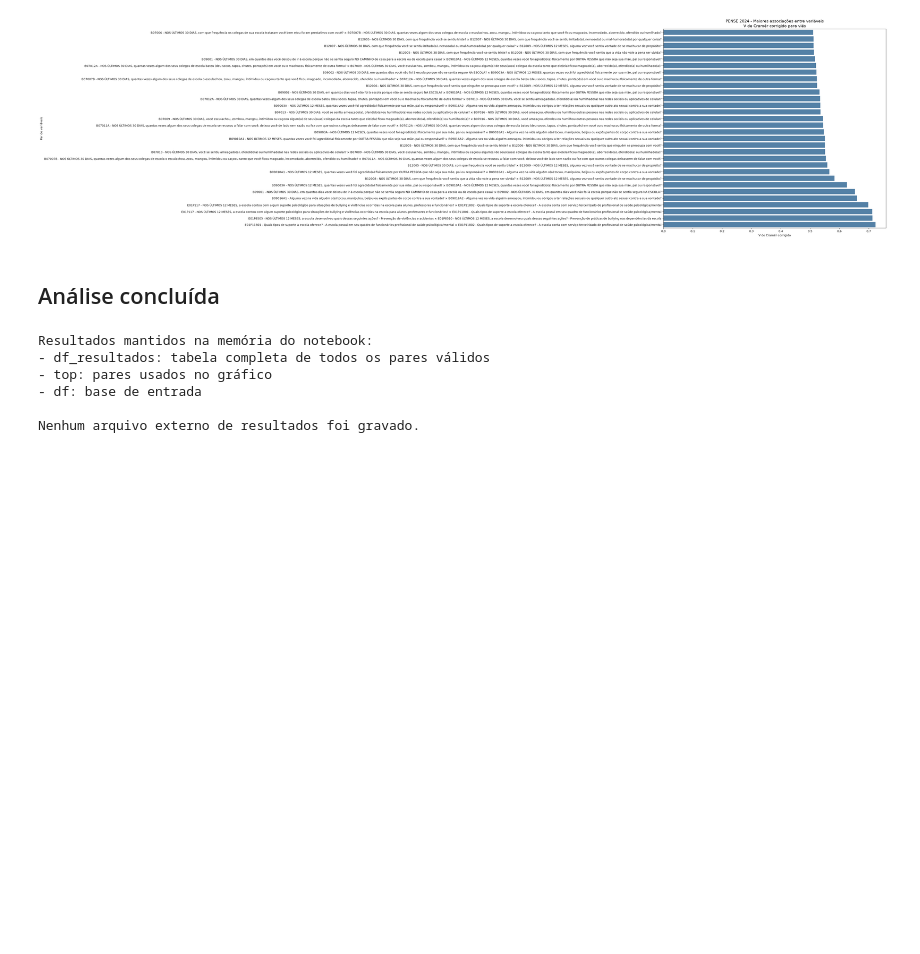
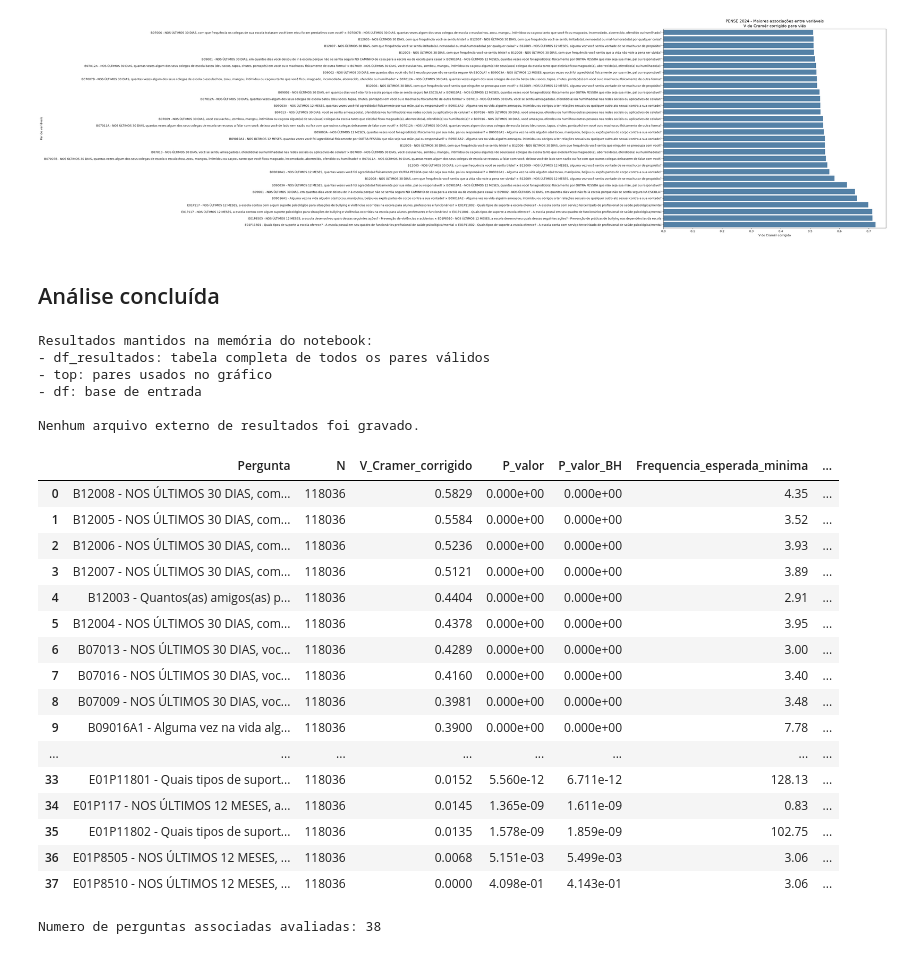
Before and after one commit to jacomassi04/Suicidio_adolescentes_Brasil, a Jupyter notebook: 03_Analise_estatistica/03_Qui_quadrado_e_V_de_Cramer.ipynb, the cells around one changed output. Cells and saved outputs as stored; diff of their text form; code cells hidden in the pictures; blank space fills up the shorter version.

```diff
--- a/03_Analise_estatistica/03_Qui_quadrado_e_V_de_Cramer.ipynb
+++ b/03_Analise_estatistica/03_Qui_quadrado_e_V_de_Cramer.ipynb
@@ -391,3 +391,80 @@ Resultados mantidos na memória do notebook:
 - df: base de entrada
 
 Nenhum arquivo externo de resultados foi gravado.
+# %%
+
+# ============================================================
+# PENSE 2024 — ASSOCIACAO DE CADA PERGUNTA COM B12009
+# Reutiliza os resultados ja calculados
+# ============================================================
+
+# Identificar a coluna-alvo pelo nome
+coluna_alvo = next(
+    (c for c in df.columns if str(c).startswith("B12009")),
+    None
+)
+
+if coluna_alvo is None:
+    raise ValueError("A coluna B12009 nao foi encontrada.")
+
+# Selecionar apenas os pares que envolvem B12009
+associacoes_B12009 = df_resultados.loc[
+    (df_resultados["Variavel_1"] == coluna_alvo)
+    | (df_resultados["Variavel_2"] == coluna_alvo)
+].copy()
+
+# Colocar o nome da pergunta explicativa em uma única coluna
+associacoes_B12009["Pergunta"] = np.where(
+    associacoes_B12009["Variavel_1"] == coluna_alvo,
+    associacoes_B12009["Variavel_2"],
+    associacoes_B12009["Variavel_1"]
+)
+
+# Ordenar da associação mais forte para a mais fraca
+associacoes_B12009 = associacoes_B12009.sort_values(
+    "V_Cramer_corrigido", ascending=False
+).reset_index(drop=True)
+
+colunas = [
+    "Pergunta",
+    "N",
+    "V_Cramer_corrigido",
+    "P_valor",
+    "P_valor_BH",
+    "Frequencia_esperada_minima",
+    "Percentual_esperadas_menor_5"
+]
+
+display(
+    associacoes_B12009[colunas].style.format({
+        "V_Cramer_corrigido": "{:.4f}",
+        "P_valor": "{:.3e}",
+        "P_valor_BH": "{:.3e}",
+        "Frequencia_esperada_minima": "{:.2f}",
+        "Percentual_esperadas_menor_5": "{:.1f}%"
+    })
+)
+
+print(
+    "Numero de perguntas associadas avaliadas:",
+    len(associacoes_B12009)
+)
+# %% [output]
+|  | Pergunta | N | V_Cramer_corrigido | P_valor | P_valor_BH | Frequencia_esperada_minima | ... |
+| 0 | B12008 - NOS ÚLTIMOS 30 DIAS, com... | 118036 | 0.5829 | 0.000e+00 | 0.000e+00 | 4.35 | ... |
+| 1 | B12005 - NOS ÚLTIMOS 30 DIAS, com... | 118036 | 0.5584 | 0.000e+00 | 0.000e+00 | 3.52 | ... |
+| 2 | B12006 - NOS ÚLTIMOS 30 DIAS, com... | 118036 | 0.5236 | 0.000e+00 | 0.000e+00 | 3.93 | ... |
+| 3 | B12007 - NOS ÚLTIMOS 30 DIAS, com... | 118036 | 0.5121 | 0.000e+00 | 0.000e+00 | 3.89 | ... |
+| 4 | B12003 - Quantos(as) amigos(as) p... | 118036 | 0.4404 | 0.000e+00 | 0.000e+00 | 2.91 | ... |
+| 5 | B12004 - NOS ÚLTIMOS 30 DIAS, com... | 118036 | 0.4378 | 0.000e+00 | 0.000e+00 | 3.95 | ... |
+| 6 | B07013 - NOS ÚLTIMOS 30 DIAS, voc... | 118036 | 0.4289 | 0.000e+00 | 0.000e+00 | 3.00 | ... |
+| 7 | B07016 - NOS ÚLTIMOS 30 DIAS, voc... | 118036 | 0.4160 | 0.000e+00 | 0.000e+00 | 3.40 | ... |
+| 8 | B07009 - NOS ÚLTIMOS 30 DIAS, voc... | 118036 | 0.3981 | 0.000e+00 | 0.000e+00 | 3.48 | ... |
+| 9 | B09016A1 - Alguma vez na vida alg... | 118036 | 0.3900 | 0.000e+00 | 0.000e+00 | 7.78 | ... |
+| ... | ... | ... | ... | ... | ... | ... | ... |
+| 33 | E01P11801 - Quais tipos de suport... | 118036 | 0.0152 | 5.560e-12 | 6.711e-12 | 128.13 | ... |
+| 34 | E01P117 - NOS ÚLTIMOS 12 MESES, a... | 118036 | 0.0145 | 1.365e-09 | 1.611e-09 | 0.83 | ... |
+| 35 | E01P11802 - Quais tipos de suport... | 118036 | 0.0135 | 1.578e-09 | 1.859e-09 | 102.75 | ... |
+| 36 | E01P8505 - NOS ÚLTIMOS 12 MESES, ... | 118036 | 0.0068 | 5.151e-03 | 5.499e-03 | 3.06 | ... |
+| 37 | E01P8510 - NOS ÚLTIMOS 12 MESES, ... | 118036 | 0.0000 | 4.098e-01 | 4.143e-01 | 3.06 | ... |
+Numero de perguntas associadas avaliadas: 38
```
Also changed, not shown: 9 other files.
